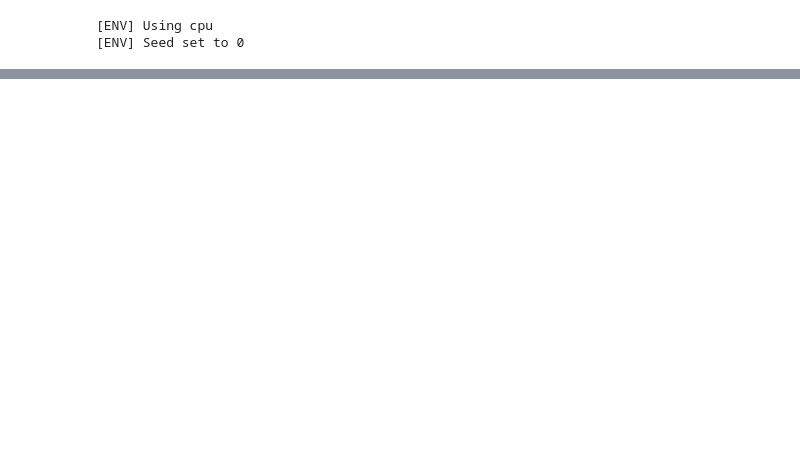
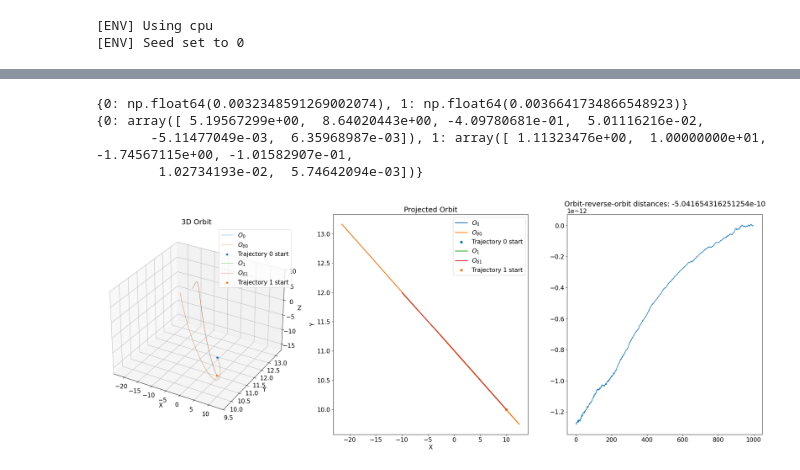
Before and after one commit to anirudhshankar99/ContinuousRL, a Jupyter notebook: Dynamics/test_models_leapfrog.ipynb, the cells around one changed output, grey strips where cells are left out. Drawn from its saved outputs; the diff is of its cells as text; code cells hidden in the pictures; blank space fills up the shorter version.

```diff
--- a/Dynamics/test_models_leapfrog.ipynb
+++ b/Dynamics/test_models_leapfrog.ipynb
@@ -120,6 +105,6 @@ Text(0, 0.5, 'Y')
 # %%
 def result_to_init(i):
-    return {agent:(result_init_params[agent][:,i]) / env.high for agent in range(env.num_agents)}
+    return {agent:result_init_params[agent][:,i] for agent in range(env.num_agents)}
 # %%
 plot_from_init(result_to_init(0))
 # %% [output]
@@ -139,3 +124,11 @@ plot_from_init(result_to_init(1))
+# %%
+plot_from_init(result_to_init(2))
+# %% [output]
+{0: np.float64(0.0032348591269002074), 1: np.float64(0.0036641734866548923)}
+{0: array([ 5.19567299e+00,  8.64020443e+00, -4.09780681e-01,  5.01116216e-02,
+       -5.11477049e-03,  6.35968987e-03]), 1: array([ 1.11323476e+00,  1.00000000e+01, -1.74567115e+00, -1.01582907e-01,
+        1.02734193e-02,  5.74642094e-03])}
+[figure, added]
 # %%
 plot_from_init(result_to_init(5))
 # %% [output]
```
Also changed, not shown: parts of 15 cells of this notebook, 11 other files.
